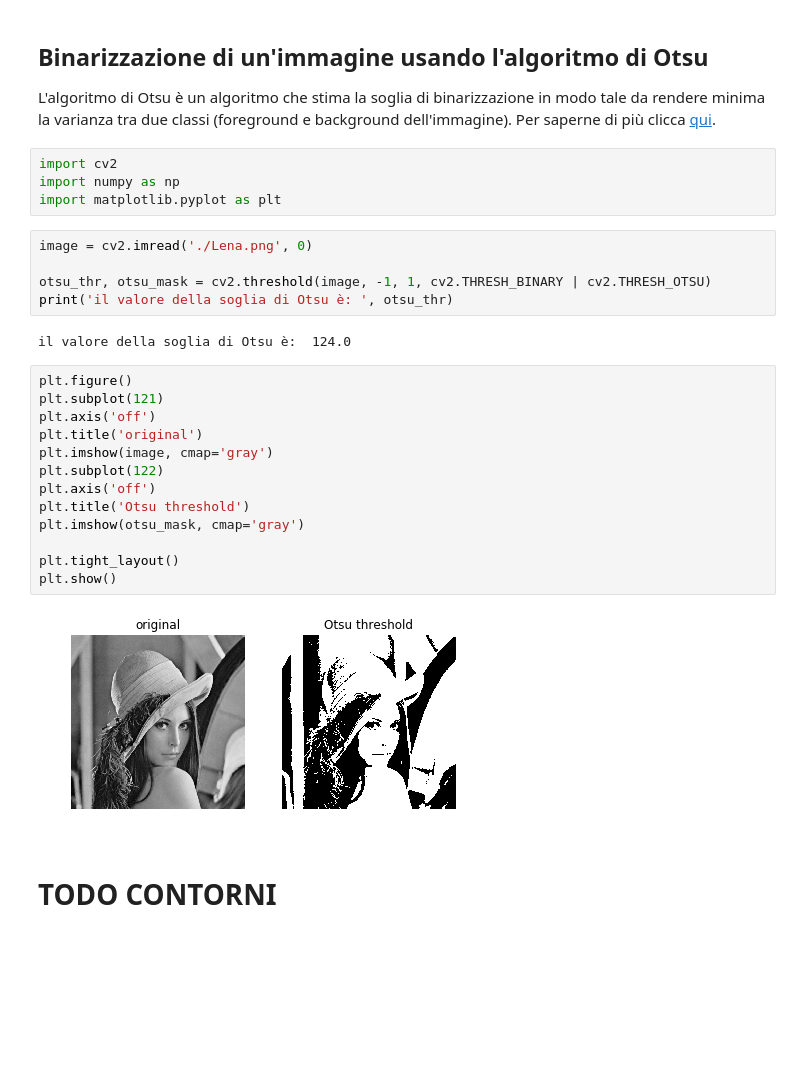
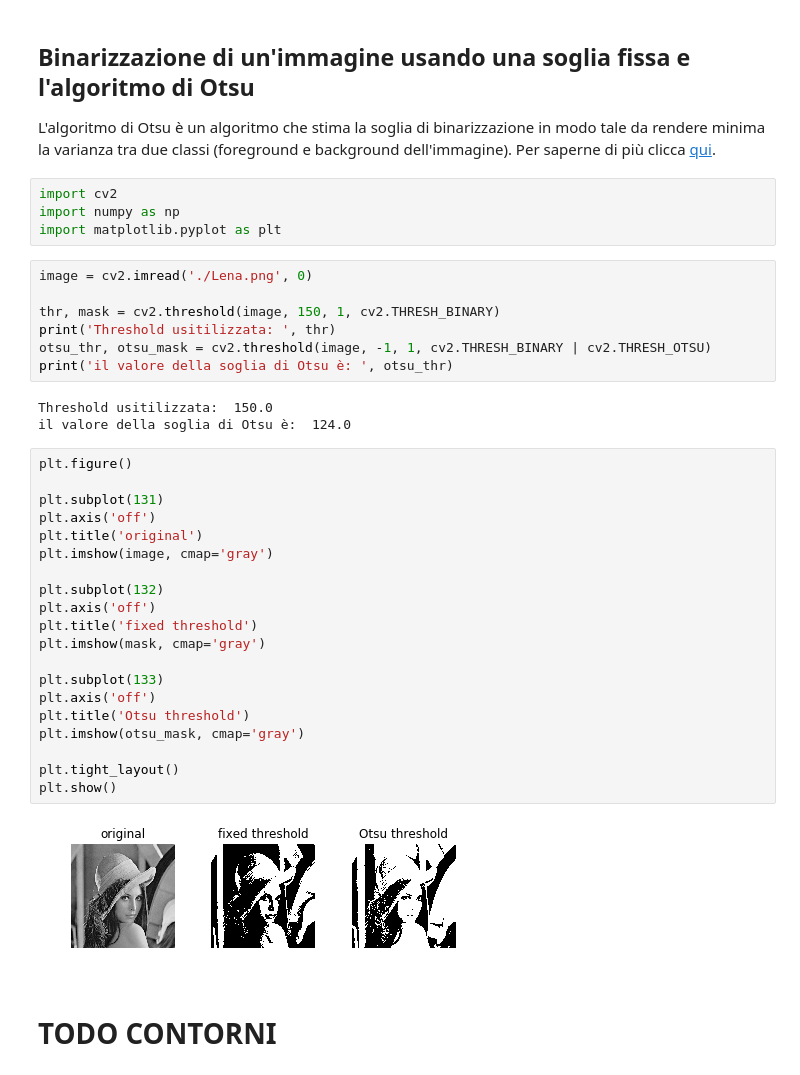
Before and after one commit to NiccoBiondi/tutor, a Jupyter notebook: Notebook uni/opencv/Contorni&Segmentazione.ipynb, the cells around one changed output. Saved outputs shown, nothing was run; the diff lists cells and outputs as text; blank space fills up the shorter version.

```diff
--- a/Notebook uni/opencv/Contorni&Segmentazione.ipynb
+++ b/Notebook uni/opencv/Contorni&Segmentazione.ipynb
@@ -1,5 +1,5 @@
 # %% [markdown]
-## Binarizzazione di un'immagine usando l'algoritmo di Otsu
+## Binarizzazione di un'immagine usando una soglia fissa e l'algoritmo di Otsu
 
 L'algoritmo di Otsu è un algoritmo che stima la soglia di binarizzazione in modo tale da rendere minima la varianza tra due classi (foreground e background dell'immagine). Per saperne di più clicca [qui](https://it.wikipedia.org/wiki/Metodo_Otsu).
 # %%
@@ -9,25 +9,35 @@ import matplotlib.pyplot as plt
 # %%
 image = cv2.imread('./Lena.png', 0)
 
+thr, mask = cv2.threshold(image, 150, 1, cv2.THRESH_BINARY)
+print('Threshold usitilizzata: ', thr)
 otsu_thr, otsu_mask = cv2.threshold(image, -1, 1, cv2.THRESH_BINARY | cv2.THRESH_OTSU)
 print('il valore della soglia di Otsu è: ', otsu_thr)
 # %% [output]
+Threshold usitilizzata:  150.0
 il valore della soglia di Otsu è:  124.0
 # %%
 plt.figure()
-plt.subplot(121)
+
+plt.subplot(131)
 plt.axis('off')
 plt.title('original')
 plt.imshow(image, cmap='gray')
-plt.subplot(122)
+
+plt.subplot(132)
+plt.axis('off')
+plt.title('fixed threshold')
+plt.imshow(mask, cmap='gray')
+
+plt.subplot(133)
 plt.axis('off')
 plt.title('Otsu threshold')
 plt.imshow(otsu_mask, cmap='gray')
 
 plt.tight_layout()
 plt.show()
 # %% [output]
-[figure, old version]
+[figure, new version]
 # %% [markdown]
 # TODO CONTORNI
 # %% [markdown]
```
Also changed, not shown: parts of 3 cells of this notebook, 12 other files.
